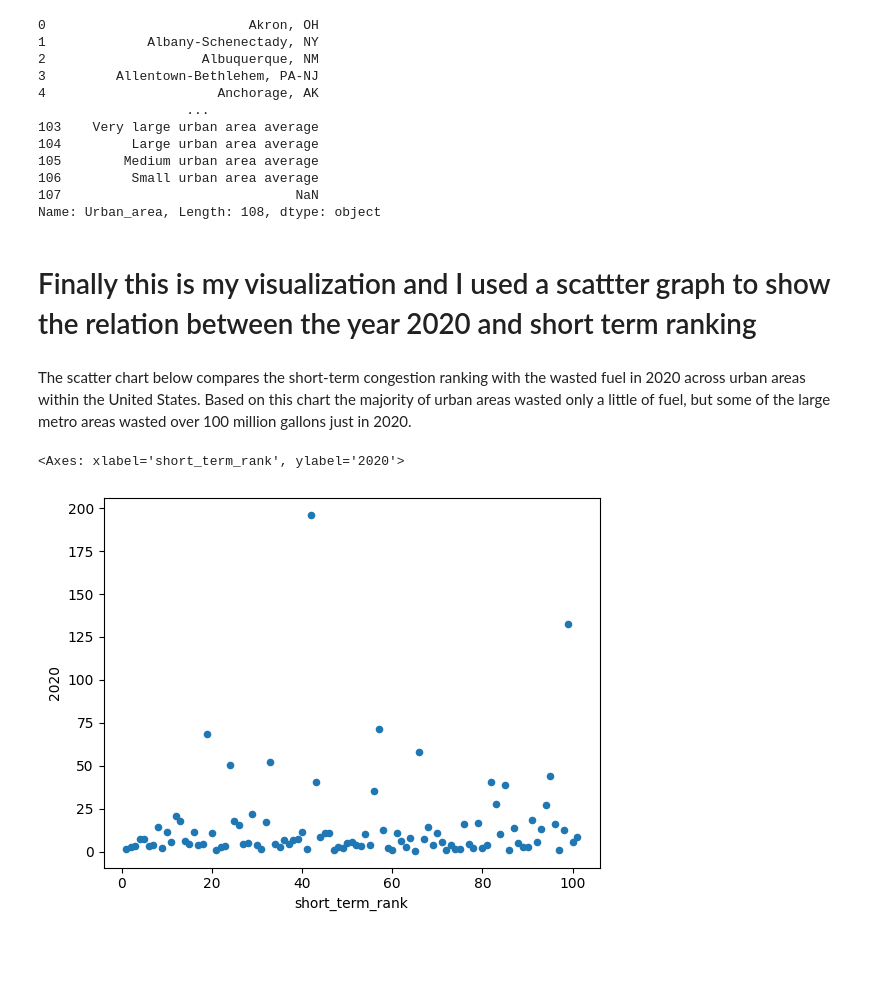
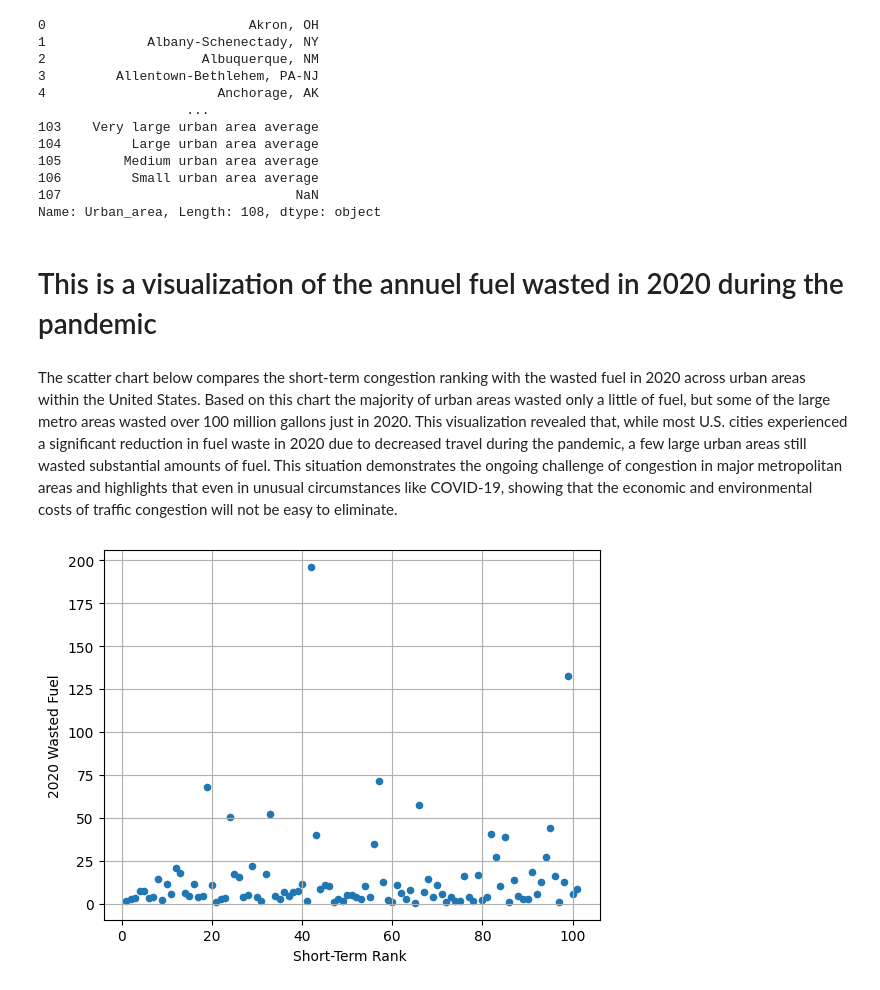
Before and after one commit to jess11233/ITCS3162, a Jupyter notebook: projectOneVisual.ipynb, the cells around one changed output. Saved outputs shown, nothing was run; the diff lists cells and outputs as text; code cells hidden in the pictures; blank space fills up the shorter version.

```diff
--- a/projectOneVisual.ipynb
+++ b/projectOneVisual.ipynb
@@ -38,0 +52,11 @@ table.head()
+# %%
+table["short_term_percentage"] = (
+    table["short_term_percentage"].astype(str).str.replace(",", "").astype(float)
+)
+table["long_term_percentage"] = (
+    table["long_term_percentage"].astype(str).str.replace(",", "").astype(float)
+)
+
+years = [col for col in table.columns if col.startswith("(R)") or col.isdigit()]
+table_grouped = table.groupby("population_group")[years].mean().T
+table.head()
@@ -112,11 +144,14 @@ table['Urban_area']
 107                              NaN
 Name: Urban_area, Length: 108, dtype: object
 # %% [markdown]
-# Finally this is my visualization and I used a scattter graph to show the relation between the year 2020 and short term ranking
+# This is a visualization of the annuel fuel wasted in 2020 during the pandemic
 # %% [markdown]
-The scatter chart below compares the short-term congestion ranking with the wasted fuel in 2020 across urban areas within the United States. Based on this chart the majority of urban areas wasted only a little of fuel, but some of the large metro areas wasted over 100 million gallons just in 2020.
+The scatter chart below compares the short-term congestion ranking with the wasted fuel in 2020 across urban areas within the United States. Based on this chart the majority of urban areas wasted only a little of fuel, but some of the large metro areas wasted over 100 million gallons just in 2020. This visualization revealed that, while most U.S. cities experienced a significant reduction in fuel waste in 2020 due to decreased travel during the pandemic, a few large urban areas still wasted substantial amounts of fuel. This situation demonstrates the ongoing challenge of congestion in major metropolitan areas and highlights that even in unusual circumstances like COVID-19, showing that the economic and environmental costs of traffic congestion will not be easy to eliminate.
 # %%
 table.plot(x='short_term_rank', y='2020', kind='scatter')
+plt.xlabel("Short-Term Rank ")
+plt.ylabel("2020 Wasted Fuel")
+plt.grid(True)
+plt.show()
 # %% [output]
-<Axes: xlabel='short_term_rank', ylabel='2020'>
-[figure, old version]
+[figure, new version]
```
Also changed, not shown: parts of 24 cells of this notebook.
